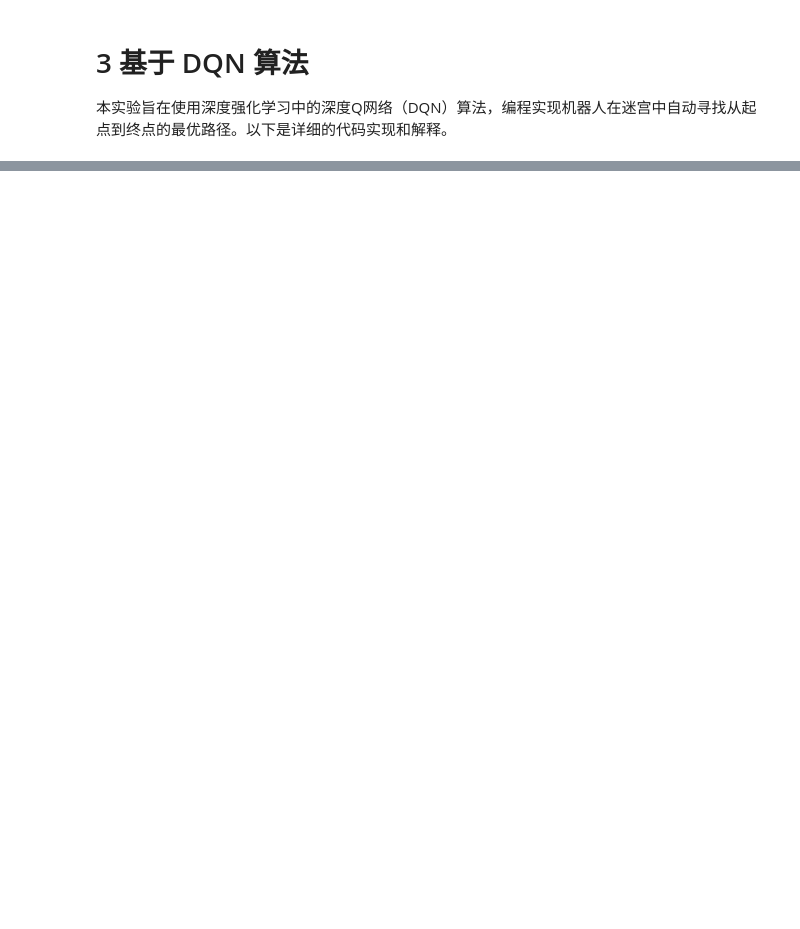
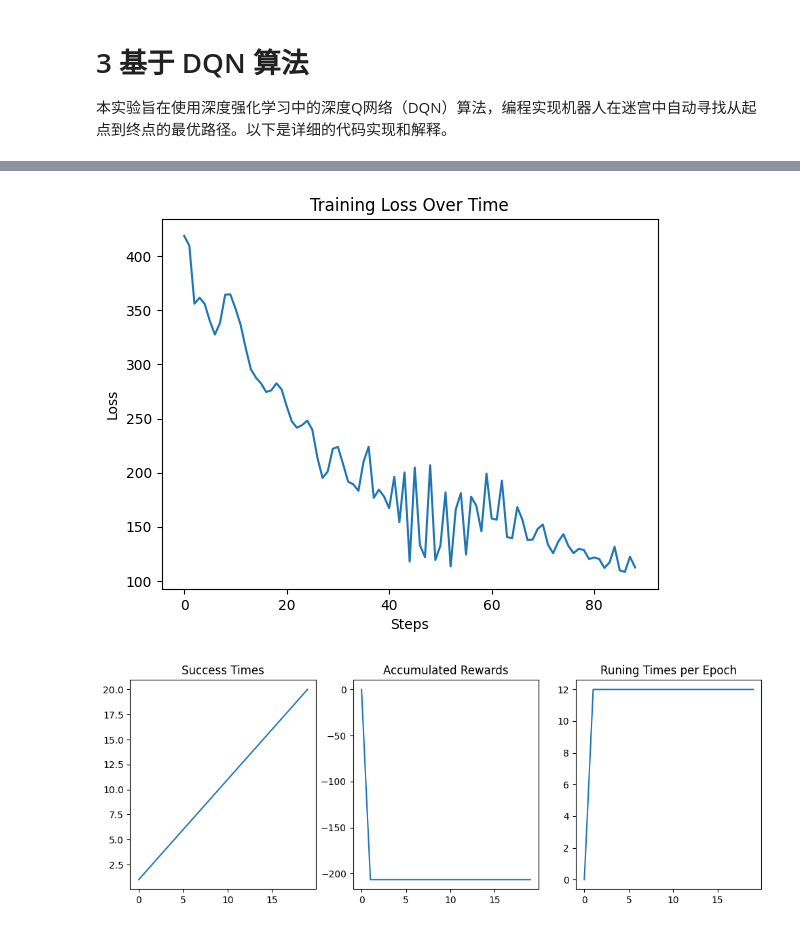
Before and after one commit to Wuty-zju/zju_ai_sys, a Jupyter notebook: robot_walking_maze/程序报告.ipynb, the cells around one changed output, grey strips where cells are left out. Cells and saved outputs as stored; diff of their text form; code cells hidden in the pictures; blank space fills up the shorter version.

```diff
--- a/robot_walking_maze/程序报告.ipynb
+++ b/robot_walking_maze/程序报告.ipynb
@@ -317,0 +575,19 @@ Maze of size (10, 10)
+# %%
+# ==================== 迷宫和机器人初始化和路径测试 ====================
+maze_size = 7  # 设置迷宫大小
+maze = Maze(maze_size=maze_size)
+robot = Robot(maze=maze)
+
+# 打印当前迷宫的奖励机制，观察不同动作对应的奖励值
+print("迷宫奖励机制:", robot.maze.reward)
+
+# 测试机器人是否能根据当前策略找到终点
+robot.reset()  # 重置机器人的位置
+for _ in range(maze.maze_size ** 2):  # 限制最大移动步数，避免死循环
+    action, reward = robot.test_update()  # 执行动作并获取奖励
+    print("动作:", action, "奖励:", reward)
+
+    # 如果获得终点奖励，表示成功找到出口
+    if reward == maze.reward["destination"]:
+        print("成功到达终点！")
+        break
@@ -317,0 +624,17 @@ Maze of size (10, 10)
+# %%
+# ==================== DQN算法训练并绘制训练结果 ====================
+epoch = 20  # 训练轮数
+training_per_epoch = maze_size * maze_size * 5  # 每轮训练的步数
+runner = Runner(robot)  # 创建 Runner 实例进行训练管理
+runner.run_training(epoch, training_per_epoch)  # 开始训练
+
+plt.plot(robot.loss_list)  # 绘制损失列表
+plt.xlabel("Steps")        # x轴标签为“步数”
+plt.ylabel("Loss")         # y轴标签为“损失”
+plt.title("Training Loss Over Time")  # 图标题为“训练损失变化曲线”
+plt.show()  # 显示绘图
+
+runner.plot_results()  # 显示完整训练结果，包括路径规划和策略效果等
+# %% [output]
+[figure, added]
+[figure, added]
```
Also changed, not shown: parts of 12 cells of this notebook, 1 other file.
